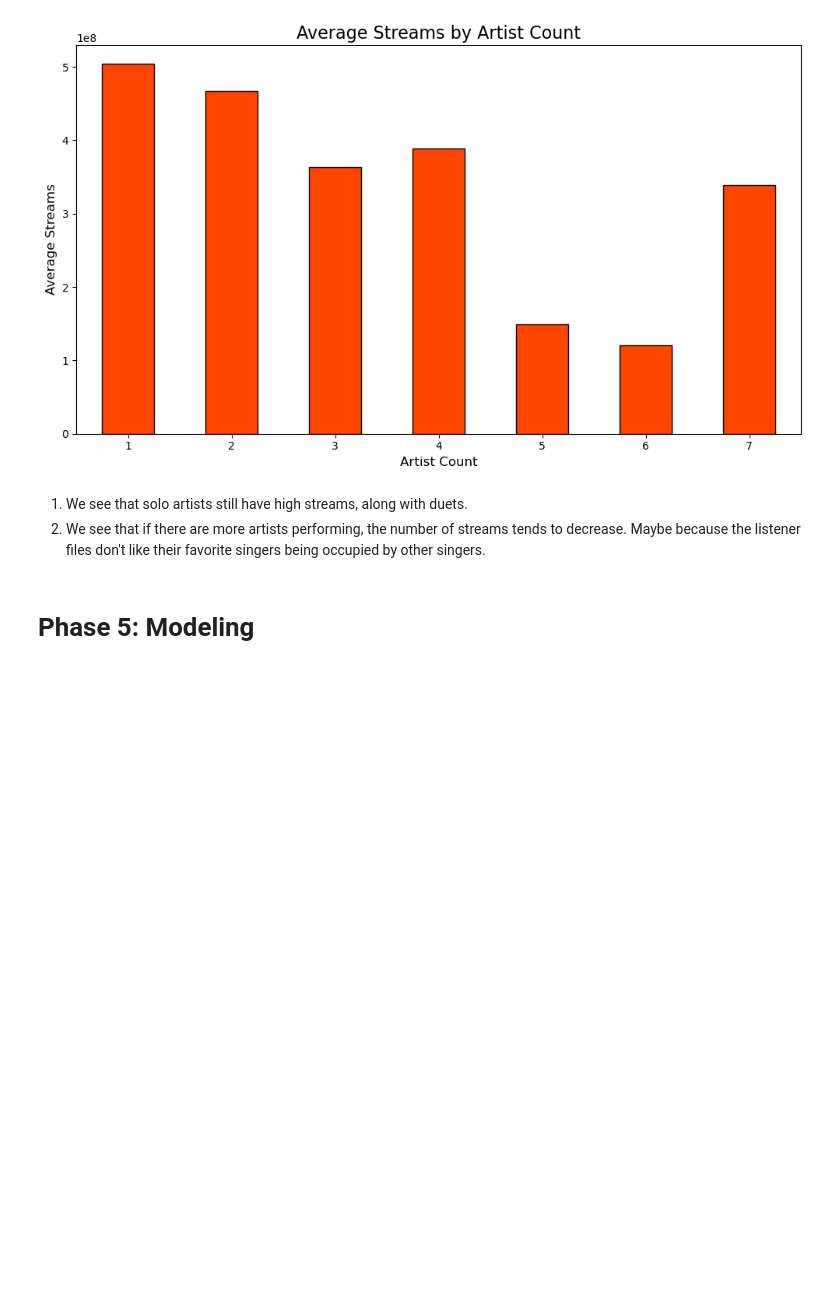
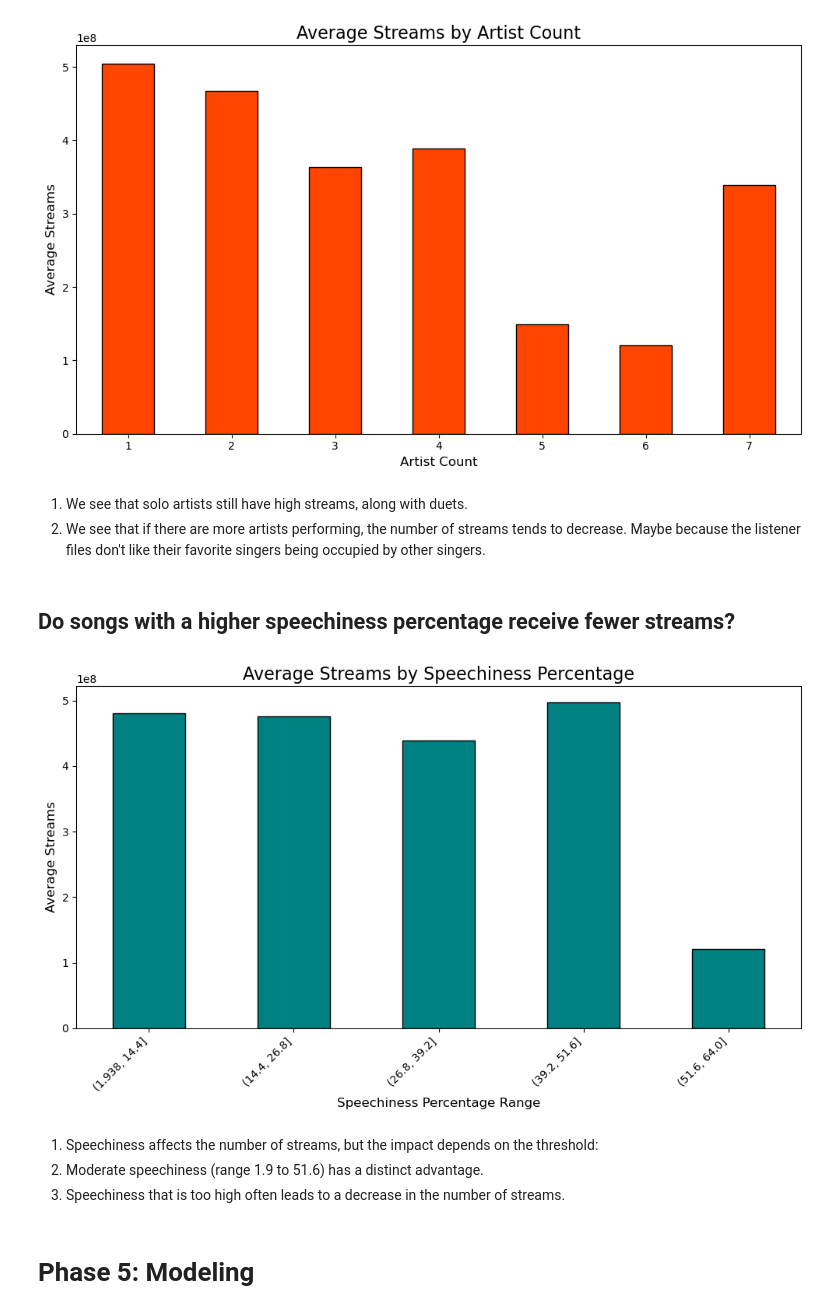
Before and after one commit to daoviethoang1402/audio-pop-corr-analysis, a Jupyter notebook: notebooks/notebook.ipynb, the cells around one changed output. Saved outputs shown, nothing was run; the diff lists cells and outputs as text; code cells hidden in the pictures; blank space fills up the shorter version.

Commit message:
Question 6
Visualize

```diff
--- a/notebooks/notebook.ipynb
+++ b/notebooks/notebook.ipynb
@@ -973,6 +973,26 @@ plt.show()
 # %% [markdown]
 1. We see that solo artists still have high streams, along with duets.
 2. We see that if there are more artists performing, the number of streams tends to decrease. Maybe because the listener files don't like their favorite singers being occupied by other singers.
+# %% [markdown]
+## Do songs with a higher speechiness percentage receive fewer streams?
+# %%
+speechiness_streams = train_set.groupby(pd.cut(train_set['speechiness percentage'], bins=5))['streams'].mean()
+
+# Vẽ biểu đồ
+plt.figure(figsize=(10, 6))
+speechiness_streams.plot(kind='bar', color='teal', edgecolor='black')
+plt.title("Average Streams by Speechiness Percentage", fontsize=16)
+plt.xlabel("Speechiness Percentage Range", fontsize=12)
+plt.ylabel("Average Streams", fontsize=12)
+plt.xticks(rotation=45, ha='right')
+plt.tight_layout()
+plt.show()
+# %% [output]
+[figure, added]
+# %% [markdown]
+1. Speechiness affects the number of streams, but the impact depends on the threshold:
+2. Moderate speechiness (range 1.9 to 51.6) has a distinct advantage.
+3. Speechiness that is too high often leads to a decrease in the number of streams.
 # %% [markdown]
 # Phase 5: Modeling
 # %%
```
